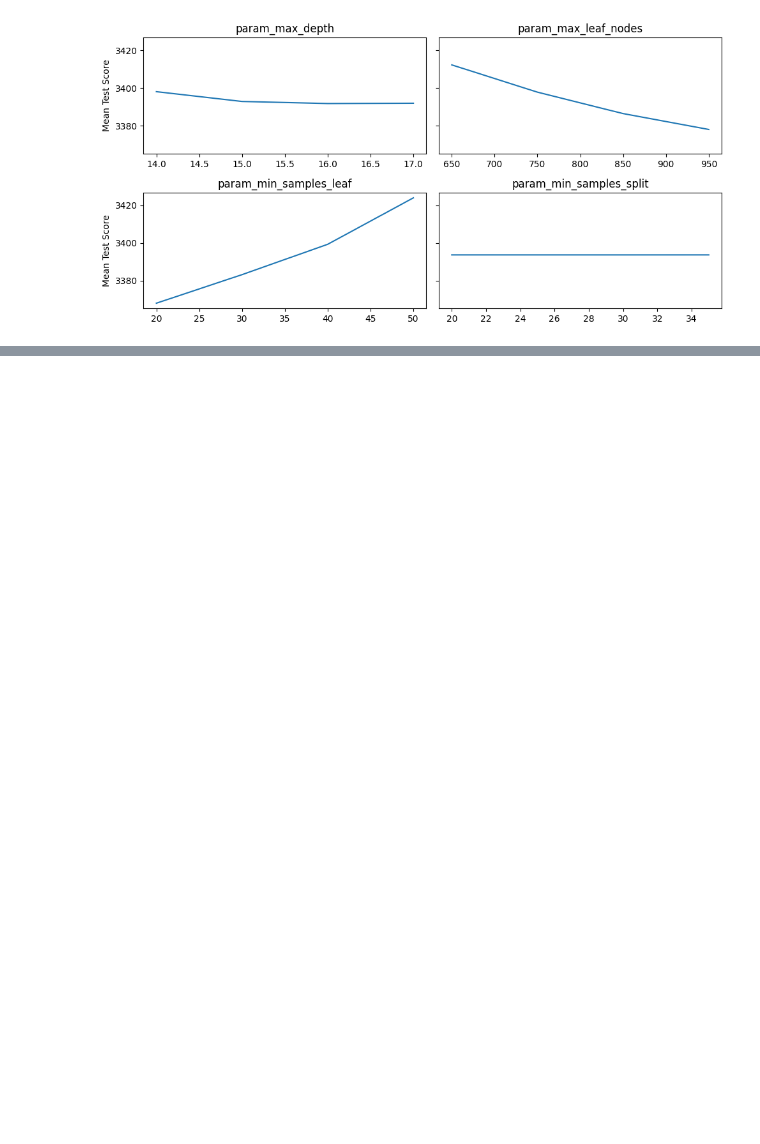
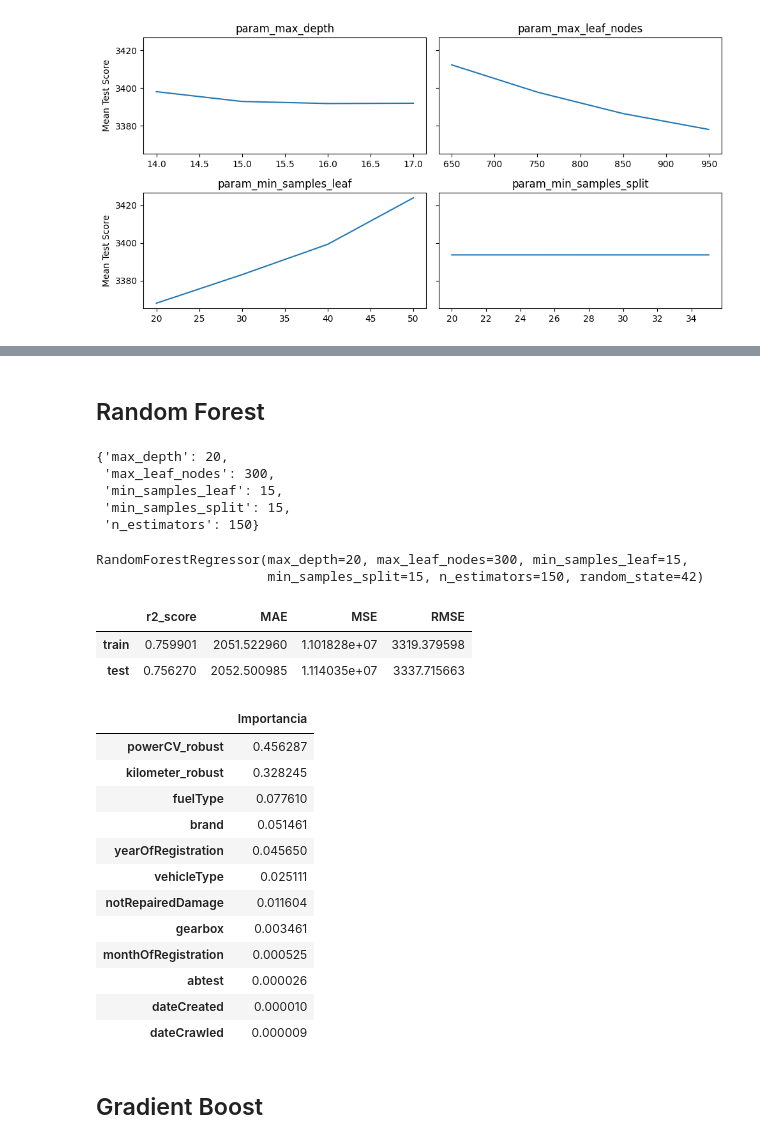
Before and after one commit to davfranco1/laboratorio-modulo8-leccion02-validacion-cruzada, a Jupyter notebook: laboratorio-modulo8-leccion02-validacion-cruzada.ipynb, the cells around one changed output, grey strips where cells are left out. Drawn from its saved outputs; the diff is of its cells as text; code cells hidden in the pictures; blank space fills up the shorter version.

Commit message:
Modelos ensamble

```diff
--- a/laboratorio-modulo8-leccion02-validacion-cruzada.ipynb
+++ b/laboratorio-modulo8-leccion02-validacion-cruzada.ipynb
@@ -165,0 +168,38 @@ pd.DataFrame(modelo_final_arbol.feature_importances_, columns= ["Importancia"],
+# %% [markdown]
+## Random Forest
+# %%
+# Definimos un espacio de parámetros para optimizar
+params_rf = {
+    'n_estimators': [150], # de árboles que queremos en nuestro bosque
+    'max_depth': [15, 20, 30],
+    'min_samples_split': [15, 20, 25], # mínimo de datos que debe tener la madre
+    'min_samples_leaf': [15, 20, 25], # mínimo de datos que debe tener el hijo
+    'max_leaf_nodes': [100, 200, 300] # de nodos finales
+}
+
+modelo_rf = RandomForestRegressor(random_state=42, bootstrap=True)
+#bootstrap es muestreo con reemplazo, permite que el mismo dato esté en distintos árboles
+
+grid_search_rf = GridSearchCV(modelo_rf,
+                              params_rf,
+                              cv = 5,
+                              scoring = "neg_mean_squared_error",
+                              n_jobs = -1)
+
+grid_search_rf.fit(X_train, y_train["price"].values) #debemos pasar array de una dimensión
+modelo_final_rf = grid_search_rf.best_params_
+# %%
+modelo_final_rf_dict = grid_search_rf.best_params_
+modelo_final_rf_dict
+# %% [output]
+{'max_depth': 20,
+ 'max_leaf_nodes': 300,
+ 'min_samples_leaf': 15,
+ 'min_samples_split': 15,
+ 'n_estimators': 150}
+# %%
+modelo_final_rf = grid_search_rf.best_estimator_
+modelo_final_rf
+# %% [output]
+RandomForestRegressor(max_depth=20, max_leaf_nodes=300, min_samples_leaf=15,
+                      min_samples_split=15, n_estimators=150, random_state=42)
@@ -165,0 +209,26 @@ pd.DataFrame(modelo_final_arbol.feature_importances_, columns= ["Importancia"],
+# %%
+df_metricas_rf = metricas(y_train, y_pred_train_rf, y_test, y_pred_test_rf)
+df_metricas_rf
+# %% [output]
+|  | r2_score | MAE | MSE | RMSE |
+| train | 0.759901 | 2051.522960 | 1.101828e+07 | 3319.379598 |
+| test | 0.756270 | 2052.500985 | 1.114035e+07 | 3337.715663 |
+# %%
+df_importancia_rf = pd.DataFrame(modelo_final_rf.feature_importances_, columns= ["Importancia"], index=X.columns).sort_values(by="Importancia", ascending = False)
+df_importancia_rf
+# %% [output]
+|  | Importancia |
+| powerCV_robust | 0.456287 |
+| kilometer_robust | 0.328245 |
+| fuelType | 0.077610 |
+| brand | 0.051461 |
+| yearOfRegistration | 0.045650 |
+| vehicleType | 0.025111 |
+| notRepairedDamage | 0.011604 |
+| gearbox | 0.003461 |
+| monthOfRegistration | 0.000525 |
+| abtest | 0.000026 |
+| dateCreated | 0.000010 |
+| dateCrawled | 0.000009 |
+# %% [markdown]
+## Gradient Boost
```
Also changed, not shown: parts of 24 cells of this notebook, 5 other files.
